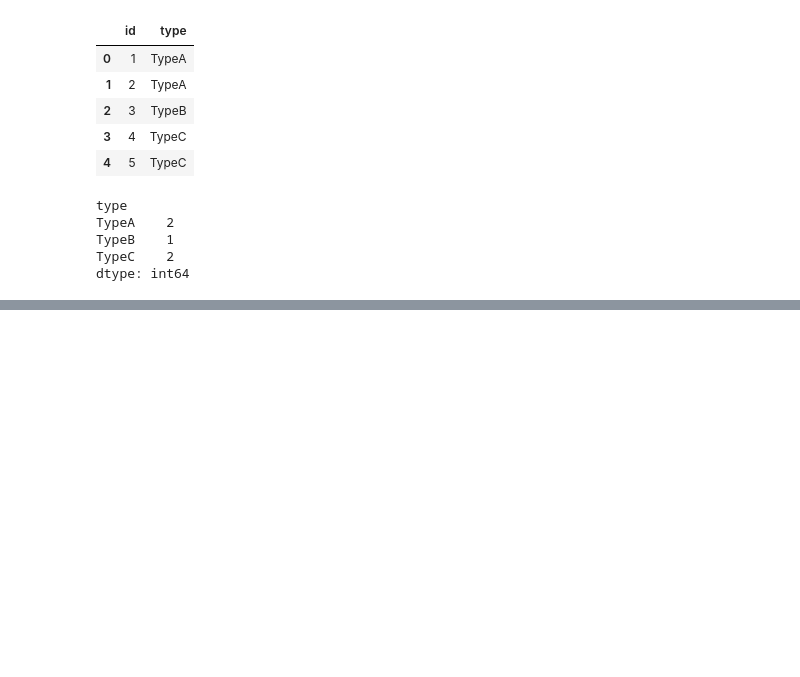
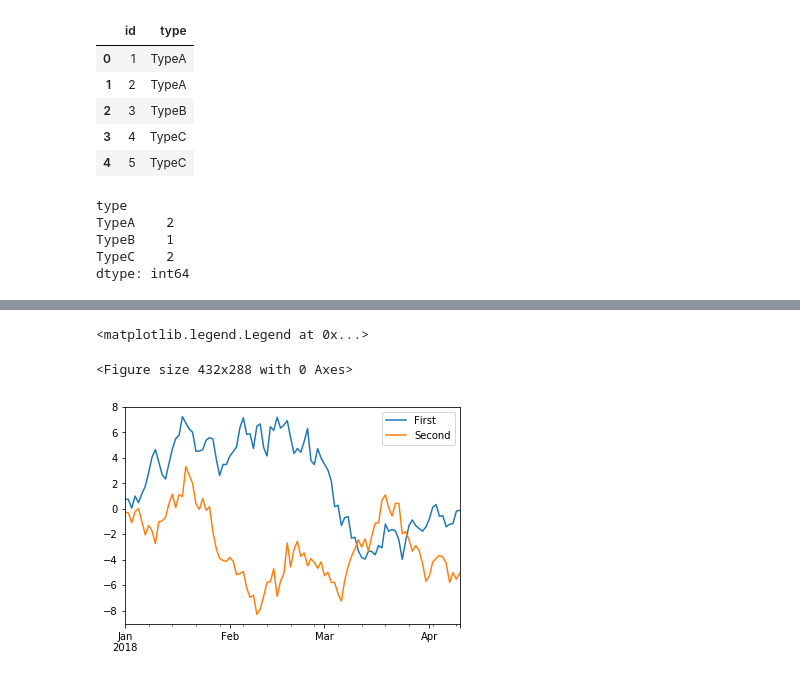
Before and after one commit to mprzybylak/minefields-pandas, a Jupyter notebook: HelloWorld.ipynb, the cells around one changed output, grey strips where cells are left out. Saved outputs shown, nothing was run; the diff lists cells and outputs as text; code cells hidden in the pictures; blank space fills up the shorter version.

Commit message:
basic plots

```diff
--- a/HelloWorld.ipynb
+++ b/HelloWorld.ipynb
@@ -604,0 +608,9 @@ dtype: int64
+# %%
+df_plot = pd.DataFrame(
+    np.random.randn(100, 2),
+    index = pd.date_range('1/1/2018', periods=100),
+    columns = ['First', 'Second']
+)
+
+df_plot = df_plot.cumsum()
+df_plot
@@ -604,0 +636,8 @@ dtype: int64
+# %%
+plt.figure()
+df_plot.plot()
+plt.legend(loc="best")
+# %% [output]
+<matplotlib.legend.Legend at 0x...>
+<Figure size 432x288 with 0 Axes>
+[figure, added]
```
Also changed, not shown: parts of 3 cells of this notebook.
